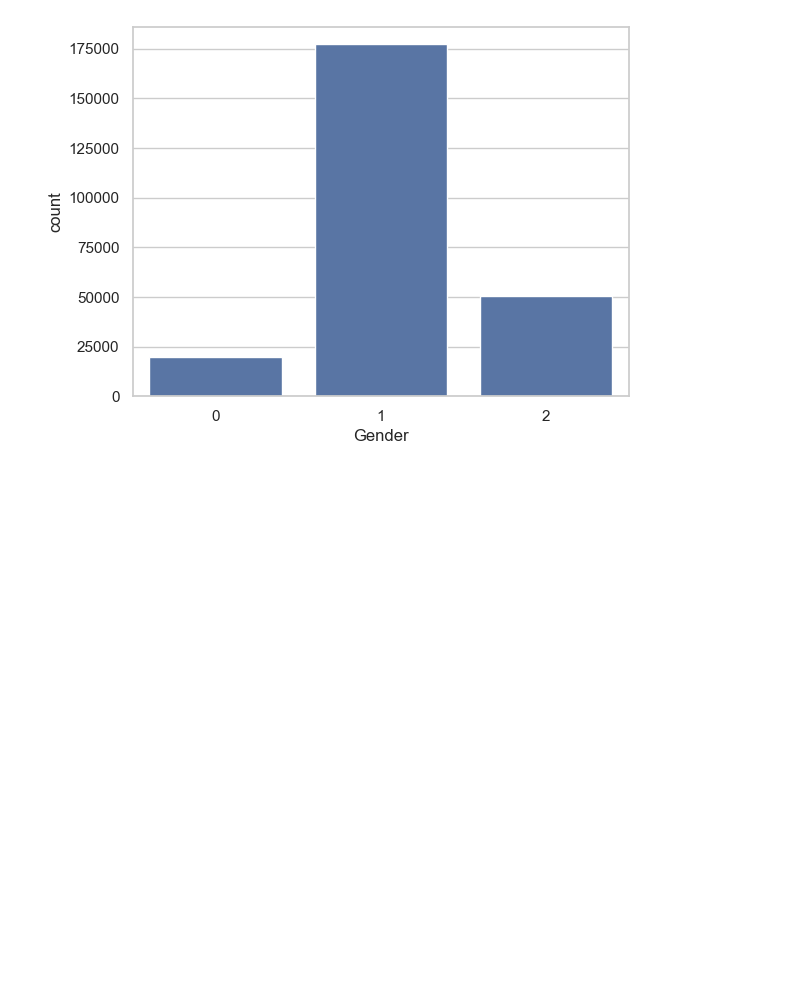
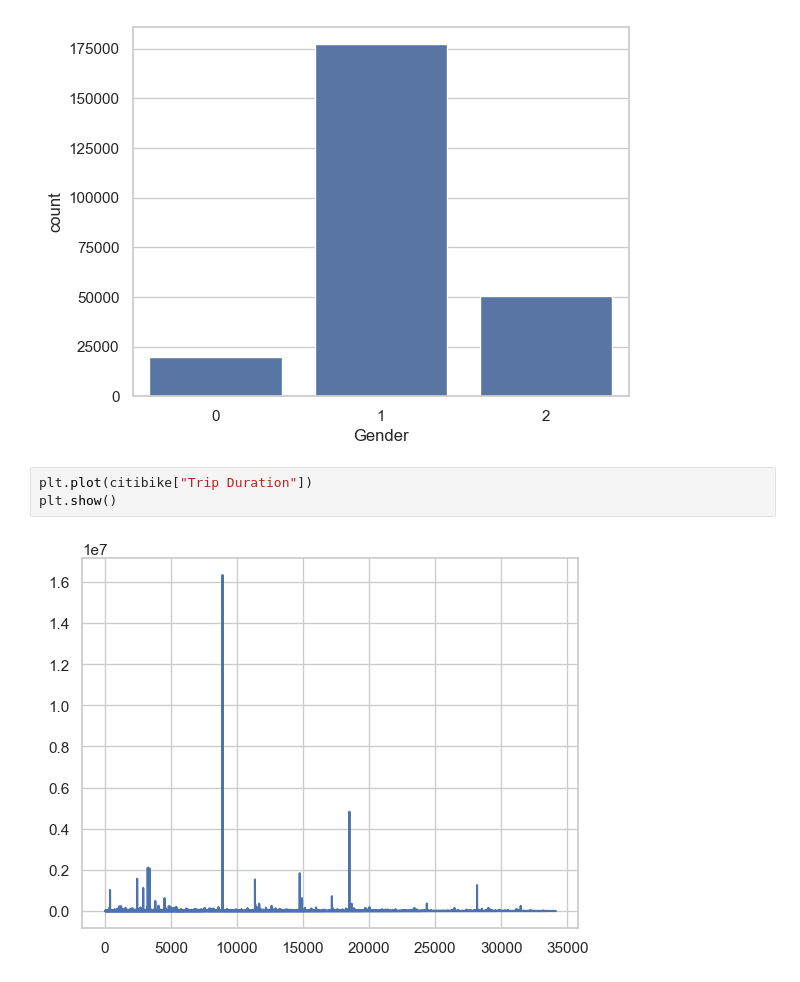
Before and after one commit to amoako420/Chime, a Jupyter notebook: project.ipynb, the cells around one changed output. Drawn from its saved outputs; the diff is of its cells as text; blank space fills up the shorter version.

```diff
--- a/project.ipynb
+++ b/project.ipynb
@@ -165,3 +185,8 @@ sns.countplot(x="Gender", data=citibike.reset_index(drop=True))
 # %% [output]
 <Axes: xlabel='Gender', ylabel='count'>
 [figure]
+# %%
+plt.plot(citibike["Trip Duration"])
+plt.show()
+# %% [output]
+[figure, added]
```
Also changed, not shown: parts of 2 cells of this notebook.
